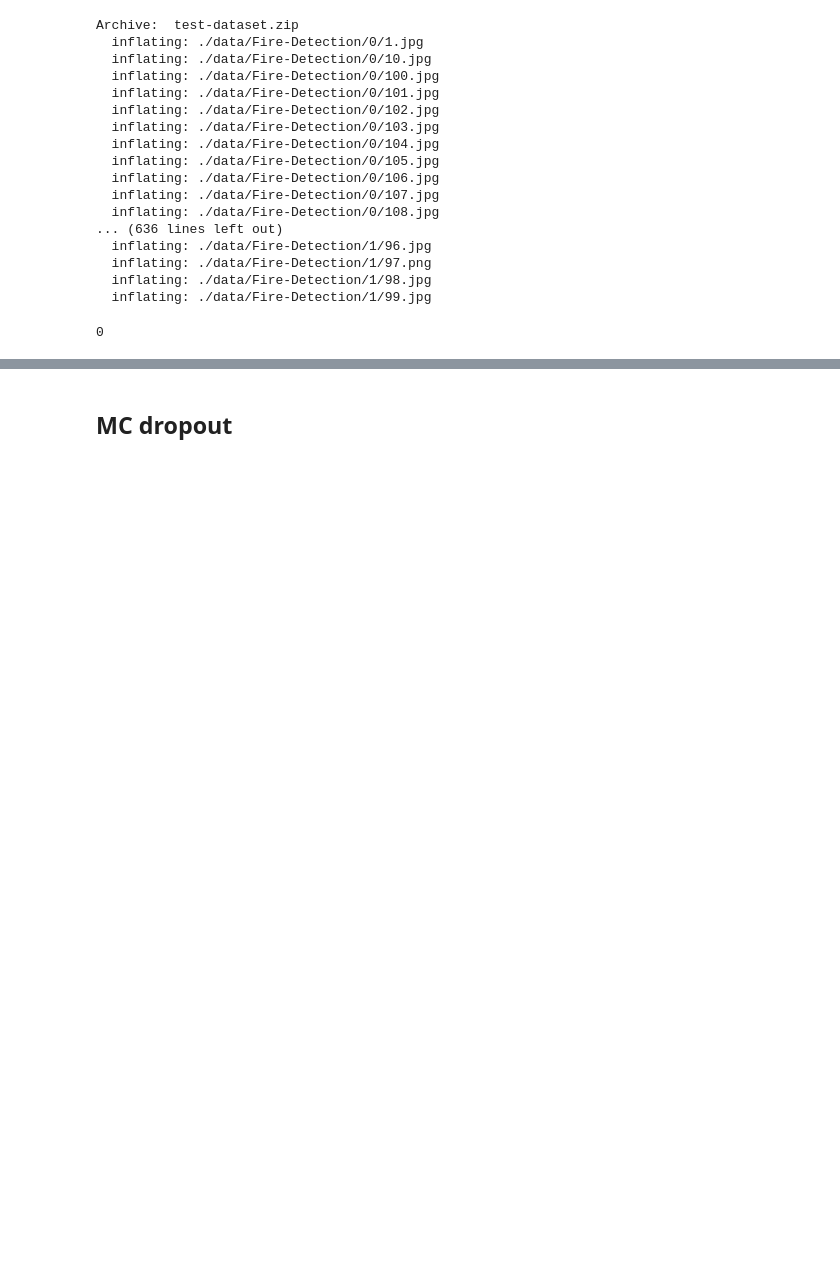
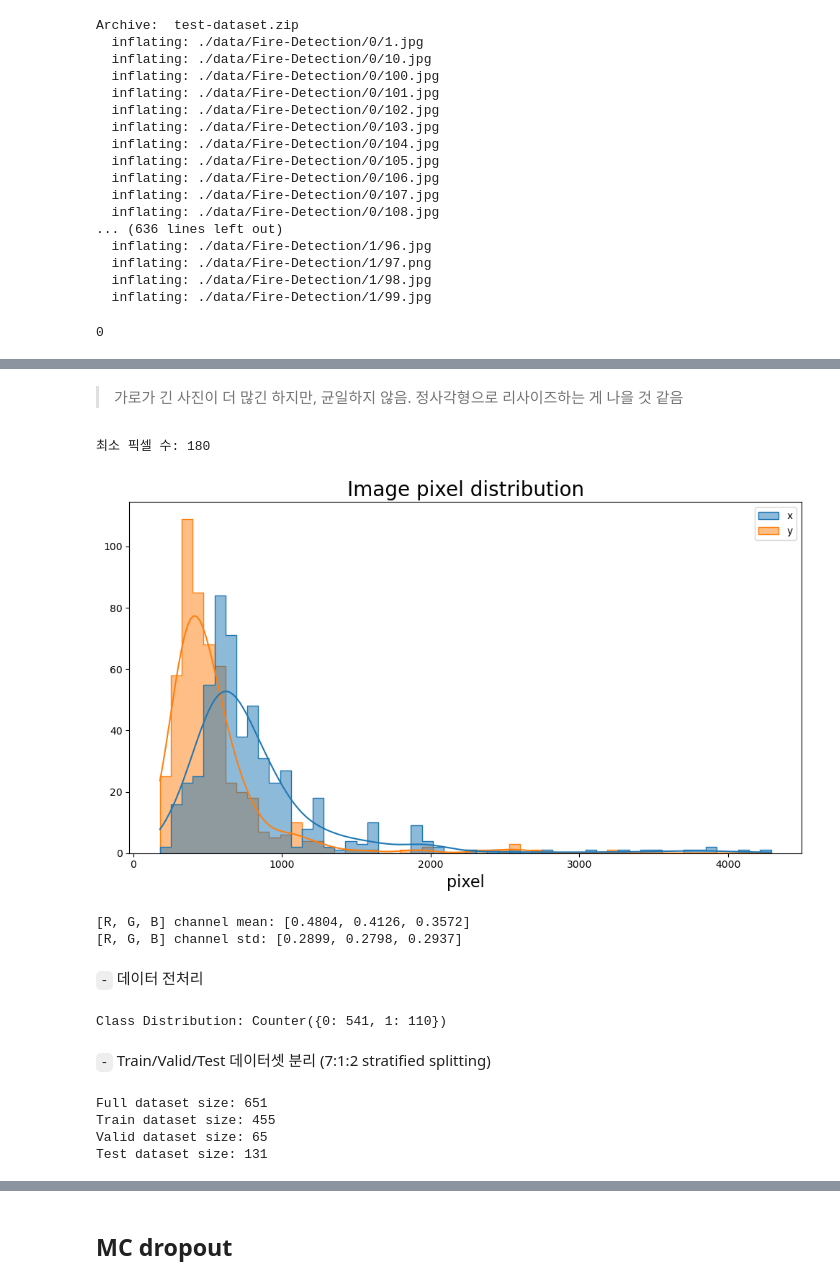
Before and after one commit to HollyRiver/AP2025, a Jupyter notebook: course/after-midterm/project/mc_dropout.ipynb, the cells around one changed output, grey strips where cells are left out. Drawn from its saved outputs; the diff is of its cells as text; code cells hidden in the pictures; blank space fills up the shorter version.

```diff
--- a/course/after-midterm/project/mc_dropout.ipynb
+++ b/course/after-midterm/project/mc_dropout.ipynb
@@ -118,0 +137,67 @@ Class Distribution: Counter({0: 541, 1: 110})
+# %% [markdown]
+> 가로가 긴 사진이 더 많긴 하지만, 균일하지 않음. 정사각형으로 리사이즈하는 게 나을 것 같음
+# %%
+## 픽셀 수 시각화
+tidy = pd.DataFrame(torch.tensor(shape_list))\
+    .rename({0:"y", 1:"x"}, axis = 1).set_index("x").reset_index()
+
+plt.figure(figsize=(10, 6))
+sns.histplot(data = tidy, kde = True, stat = "count",
+             common_norm=False, element="step", alpha = 0.5)
+plt.title("Image pixel distribution", fontsize = 20)
+plt.xlabel("pixel", fontsize = 16)
+plt.ylabel(None)
+plt.tight_layout()
+plt.savefig("fig/xy_pixel.png", dpi = 300)
+
+min_pixel = torch.tensor(shape_list).min()
+
+print(f"최소 픽셀 수: {min_pixel.int()}")
+# %% [output]
+최소 픽셀 수: 180
+[figure, added]
+# %%
+## 색상값 분포 (float)
+origin_tensor = [img[0] for img in train_ds]
+
+mean = []
+std = []
+
+for i in range(3):
+    c = []
+
+    for img in origin_tensor:
+        c.append(img[i].flatten())
+
+    c = torch.concat(c)
+    mean.append(c.mean().item())
+    std.append(c.std().item())
+
+print(f"[R, G, B] channel mean: {[round(m, 4) for m in mean]}")
+print(f"[R, G, B] channel std: {[round(s, 4) for s in std]}")
+# %% [output]
+[R, G, B] channel mean: [0.4804, 0.4126, 0.3572]
+[R, G, B] channel std: [0.2899, 0.2798, 0.2937]
+# %% [markdown]
+`-` 데이터 전처리
+# %%
+mean = [0.4804, 0.4126, 0.3572]
+std = [0.2899, 0.2798, 0.2937]
+min_pixel = 180
+
+## train dataset의 통계량으로 정규화하여 정보 유출 방지
+transform = transforms.Compose([
+    transforms.Resize((min_pixel, min_pixel)),
+    transforms.ToTensor(),
+    transforms.Normalize(mean = mean, std = std)
+])
+
+full_dataset = CustomImageDataset(root = data_dir, transform = transform)
+
+labels = [label for _, label in full_dataset]
+class_counts = Counter(labels)
+print('Class Distribution:', class_counts)
+# %% [output]
+Class Distribution: Counter({0: 541, 1: 110})
+# %% [markdown]
+`-` Train/Valid/Test 데이터셋 분리 (7:1:2 stratified splitting)
@@ -118,0 +207,10 @@ Class Distribution: Counter({0: 541, 1: 110})
+# %%
+print(f"Full dataset size: {len(full_dataset)}")
+print(f"Train dataset size: {len(train_ds)}")
+print(f"Valid dataset size: {len(valid_ds)}")
+print(f"Test dataset size: {len(test_ds)}")
+# %% [output]
+Full dataset size: 651
+Train dataset size: 455
+Valid dataset size: 65
+Test dataset size: 131
```
Also changed, not shown: parts of 31 cells of this notebook, 4 other files.
